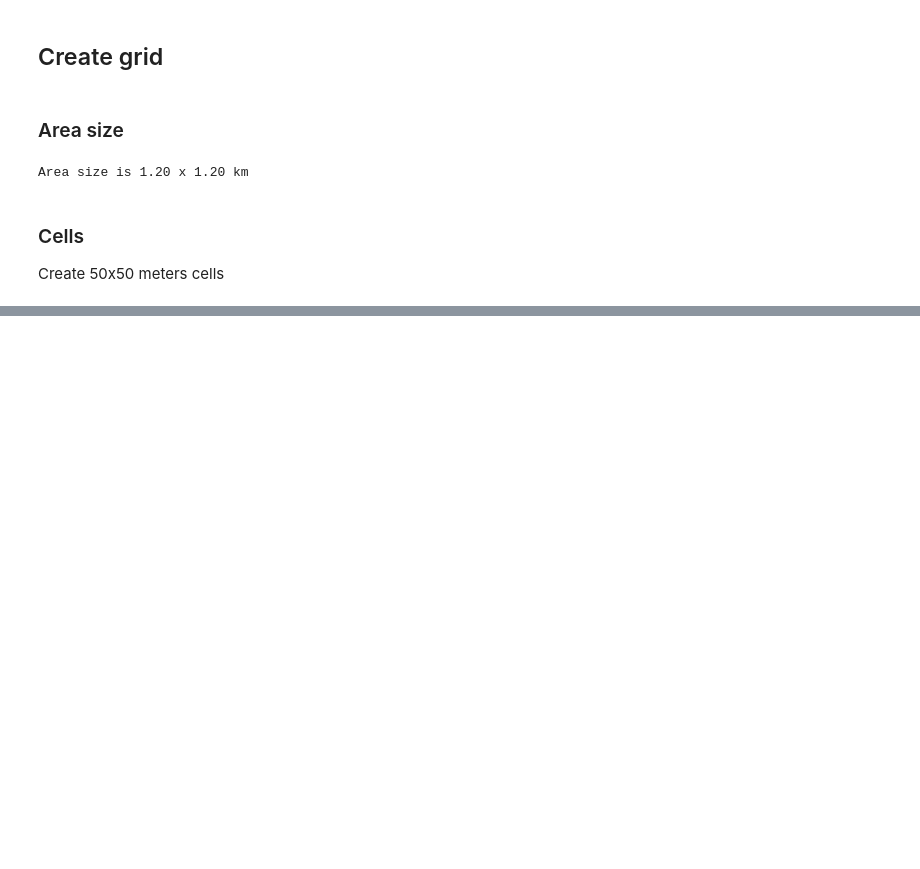
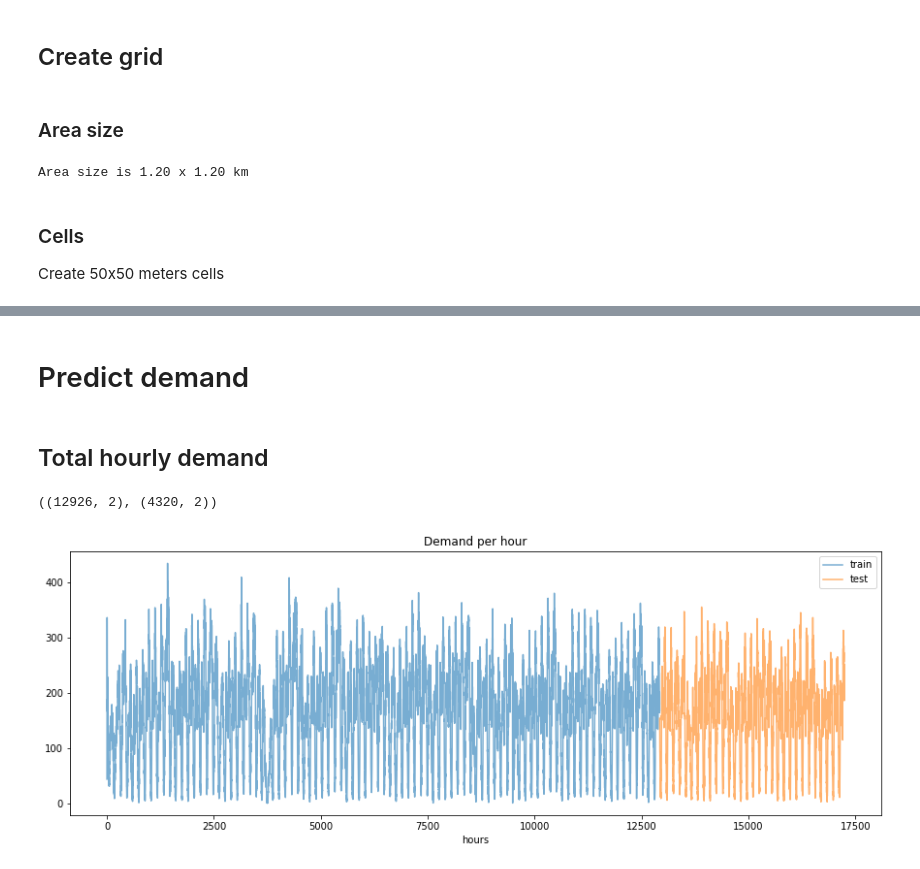
Before and after one commit to sash-ko/ai-transportation, a Jupyter notebook: cnn_demand_model/Baselines.ipynb, the cells around one changed output, grey strips where cells are left out. Cells and saved outputs as stored; diff of their text form; code cells hidden in the pictures; blank space fills up the shorter version.

```diff
--- a/cnn_demand_model/Baselines.ipynb
+++ b/cnn_demand_model/Baselines.ipynb
@@ -236,0 +189,25 @@ plt.hist(demand_data.groupby(['datetime', 'cell']).cell.count(), bins=50);
+# %% [markdown]
+# Predict demand
+# %% [markdown]
+## Total hourly demand
+# %%
+demand_data = data.groupby('datetime').size()
+demand_data = demand_data.reset_index()
+demand_data.columns = ['datetime', 'total']
+
+train_data = demand_data[demand_data.datetime.dt.month < 4]
+test_data = demand_data[demand_data.datetime.dt.month == 4]
+
+train_data.shape, test_data.shape
+# %% [output]
+((12926, 2), (4320, 2))
+# %%
+plt.figure(figsize=(15, 5))
+
+plt.title('Demand per hour')
+plt.plot(train_data.total, alpha=0.6, label='train')
+plt.plot(test_data.total, alpha=0.6, label='test');
+plt.xlabel('hours')
+plt.legend();
+# %% [output]
+[figure, added]
```
Also changed, not shown: parts of 20 cells of this notebook.
